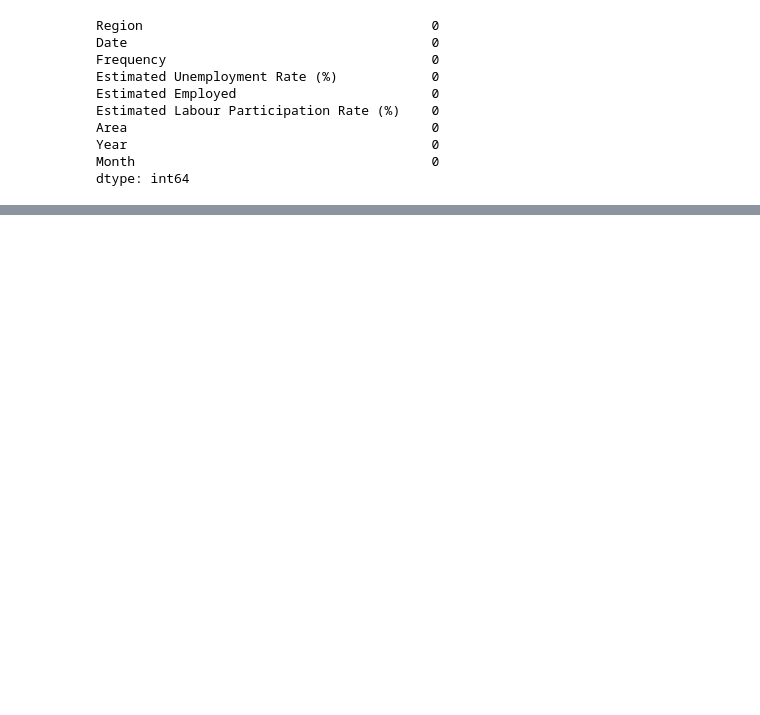
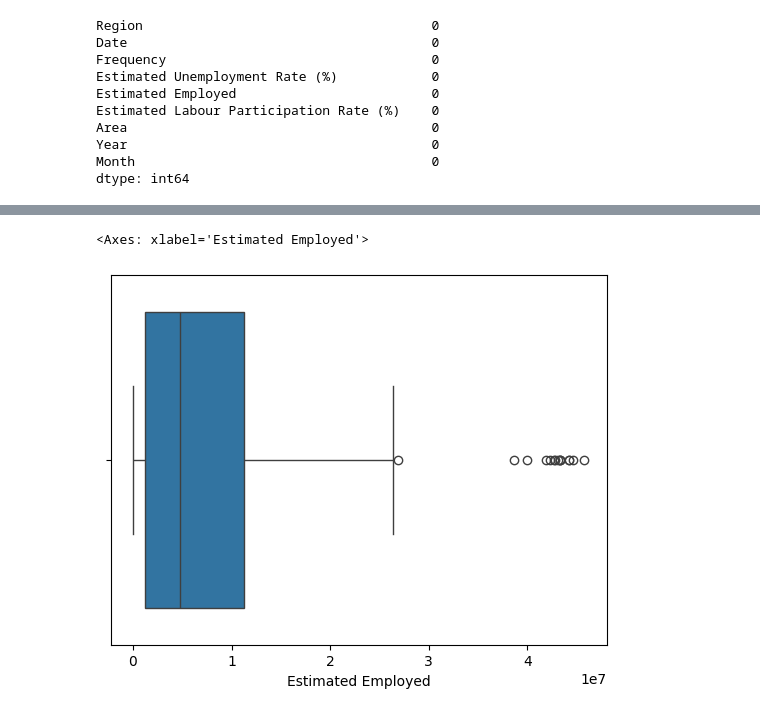
Before and after one commit to Rana0075/Analyzing-and-Forecasting-Unemployment-Trends-in-India, a Jupyter notebook: Analyzing and Forecasting Unemployment Trends in India.ipynb, the cells around one changed output, grey strips where cells are left out. Cells and saved outputs as stored; diff of their text form; code cells hidden in the pictures; blank space fills up the shorter version.

```diff
--- a/Analyzing and Forecasting Unemployment Trends in India.ipynb
+++ b/Analyzing and Forecasting Unemployment Trends in India.ipynb
@@ -212,0 +251,5 @@ dtype: int64
+# %%
+sns.boxplot(x=df1['Estimated Employed'])
+# %% [output]
+<Axes: xlabel='Estimated Employed'>
+[figure, added]
```
Also changed, not shown: parts of 21 cells of this notebook.
